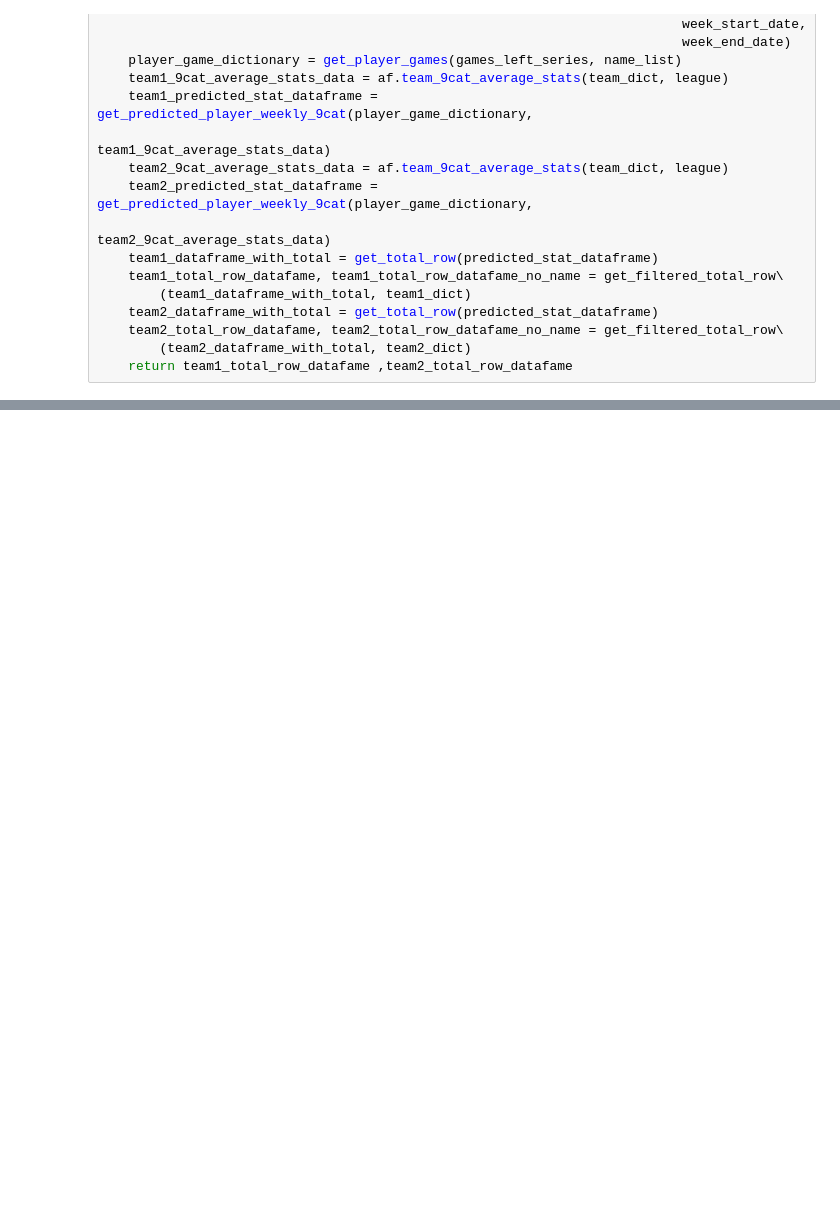
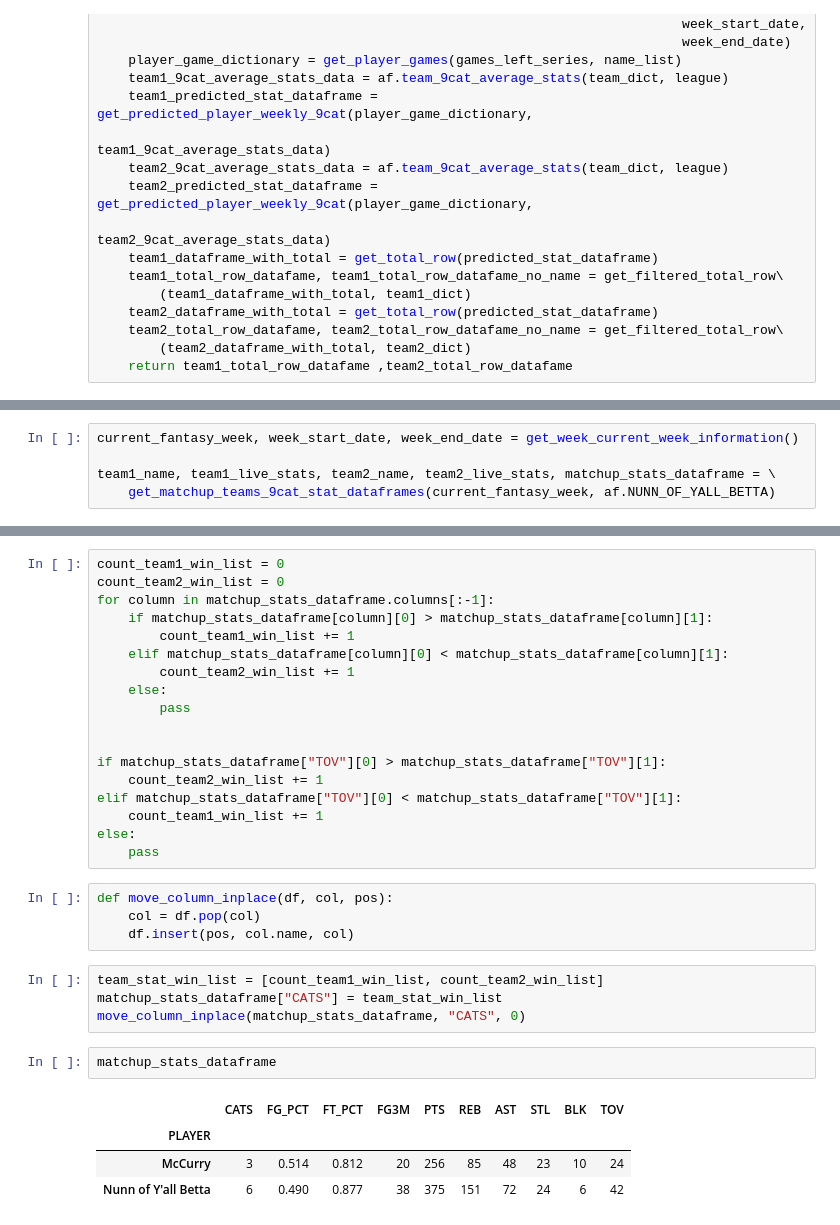
Before and after one commit to JaumeClave/waiver_wire_machine, a Jupyter notebook: notebooks/04_matchup_evaluator.ipynb, the cells around one changed output, grey strips where cells are left out. Saved outputs shown, nothing was run; the diff lists cells and outputs as text; blank space fills up the shorter version.

```diff
--- a/notebooks/04_matchup_evaluator.ipynb
+++ b/notebooks/04_matchup_evaluator.ipynb
@@ -1991,0 +2036,5 @@ def get_live_matchup_predictions(week, team_dict, team1_9cat_average_stats_data=
+# %%
+current_fantasy_week, week_start_date, week_end_date = get_week_current_week_information()
+
+team1_name, team1_live_stats, team2_name, team2_live_stats, matchup_stats_dataframe = \
+    get_matchup_teams_9cat_stat_dataframes(current_fantasy_week, af.NUNN_OF_YALL_BETTA)
@@ -1991,0 +2048,33 @@ def get_live_matchup_predictions(week, team_dict, team1_9cat_average_stats_data=
+# %%
+count_team1_win_list = 0
+count_team2_win_list = 0
+for column in matchup_stats_dataframe.columns[:-1]:
+    if matchup_stats_dataframe[column][0] > matchup_stats_dataframe[column][1]:
+        count_team1_win_list += 1
+    elif matchup_stats_dataframe[column][0] < matchup_stats_dataframe[column][1]:
+        count_team2_win_list += 1
+    else:
+        pass
+
+
+if matchup_stats_dataframe["TOV"][0] > matchup_stats_dataframe["TOV"][1]:
+    count_team2_win_list += 1
+elif matchup_stats_dataframe["TOV"][0] < matchup_stats_dataframe["TOV"][1]:
+    count_team1_win_list += 1
+else:
+    pass
+# %%
+def move_column_inplace(df, col, pos):
+    col = df.pop(col)
+    df.insert(pos, col.name, col)
+# %%
+team_stat_win_list = [count_team1_win_list, count_team2_win_list]
+matchup_stats_dataframe["CATS"] = team_stat_win_list
+move_column_inplace(matchup_stats_dataframe, "CATS", 0)
+# %%
+matchup_stats_dataframe
+# %% [output]
+|  | CATS | FG_PCT | FT_PCT | FG3M | PTS | REB | AST | STL | BLK | TOV |
+| PLAYER |  |  |  |  |  |  |  |  |  |  |
+| McCurry | 3 | 0.514 | 0.812 | 20 | 256 | 85 | 48 | 23 | 10 | 24 |
+| Nunn of Y'all Betta | 6 | 0.490 | 0.877 | 38 | 375 | 151 | 72 | 24 | 6 | 42 |
```
Also changed, not shown: parts of 16 cells of this notebook, 2 other files.
